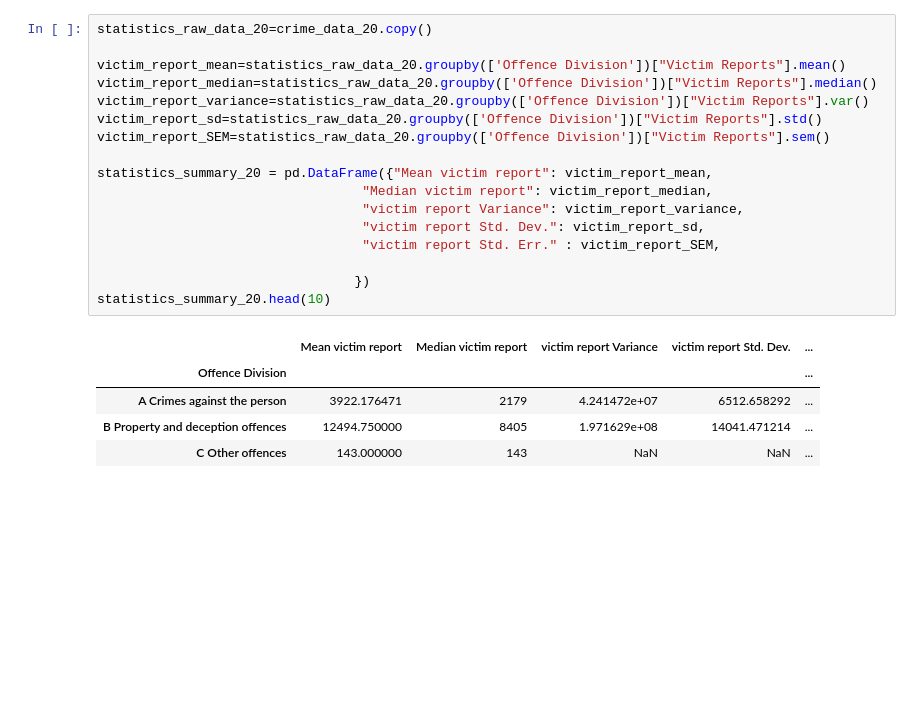
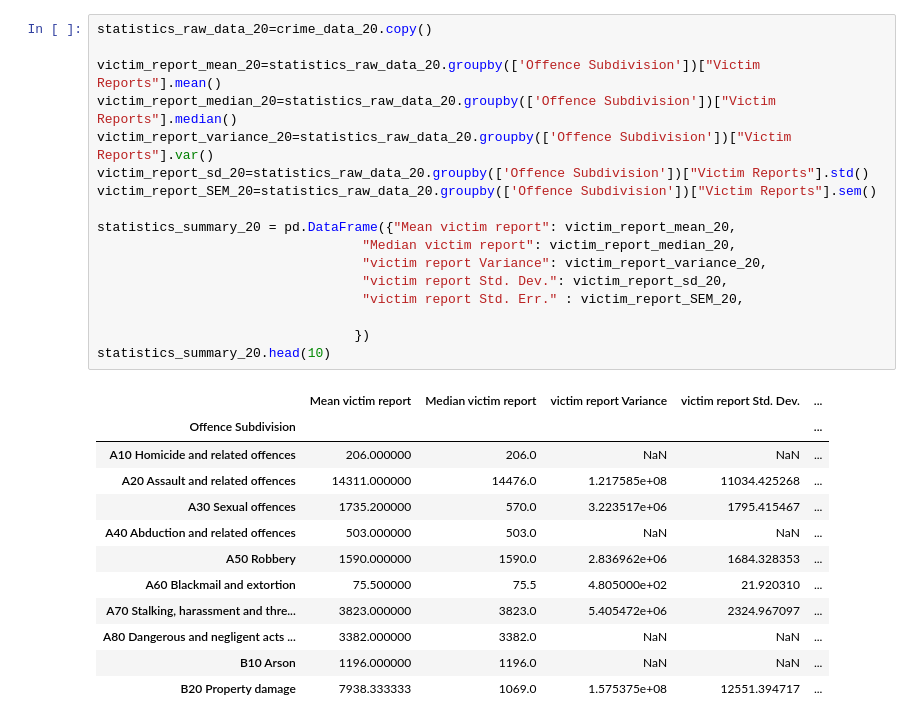
Before and after one commit to LKDSOUZA/Project-1, a Jupyter notebook: Project_1_A.ipynb, the cells around one changed output. Saved outputs shown, nothing was run; the diff lists cells and outputs as text; blank space fills up the shorter version.

```diff
--- a/Project_1_A.ipynb
+++ b/Project_1_A.ipynb
@@ -97,26 +88,33 @@ statistics_summary_21.head(10)
 # %%
 statistics_raw_data_20=crime_data_20.copy()
 
-victim_report_mean=statistics_raw_data_20.groupby(['Offence Division'])["Victim Reports"].mean()
-victim_report_median=statistics_raw_data_20.groupby(['Offence Division'])["Victim Reports"].median()
-victim_report_variance=statistics_raw_data_20.groupby(['Offence Division'])["Victim Reports"].var()
-victim_report_sd=statistics_raw_data_20.groupby(['Offence Division'])["Victim Reports"].std()
-victim_report_SEM=statistics_raw_data_20.groupby(['Offence Division'])["Victim Reports"].sem()
+victim_report_mean_20=statistics_raw_data_20.groupby(['Offence Subdivision'])["Victim Reports"].mean()
+victim_report_median_20=statistics_raw_data_20.groupby(['Offence Subdivision'])["Victim Reports"].median()
+victim_report_variance_20=statistics_raw_data_20.groupby(['Offence Subdivision'])["Victim Reports"].var()
+victim_report_sd_20=statistics_raw_data_20.groupby(['Offence Subdivision'])["Victim Reports"].std()
+victim_report_SEM_20=statistics_raw_data_20.groupby(['Offence Subdivision'])["Victim Reports"].sem()
 
-statistics_summary_20 = pd.DataFrame({"Mean victim report": victim_report_mean,
-                                  "Median victim report": victim_report_median,
-                                  "victim report Variance": victim_report_variance,
-                                  "victim report Std. Dev.": victim_report_sd,
-                                  "victim report Std. Err." : victim_report_SEM,
+statistics_summary_20 = pd.DataFrame({"Mean victim report": victim_report_mean_20,
+                                  "Median victim report": victim_report_median_20,
+                                  "victim report Variance": victim_report_variance_20,
+                                  "victim report Std. Dev.": victim_report_sd_20,
+                                  "victim report Std. Err." : victim_report_SEM_20,
 
                                  })
 statistics_summary_20.head(10)
 # %% [output]
 |  | Mean victim report | Median victim report | victim report Variance | victim report Std. Dev. | ... |
-| Offence Division |  |  |  |  | ... |
-| A Crimes against the person | 3922.176471 | 2179 | 4.241472e+07 | 6512.658292 | ... |
-| B Property and deception offences | 12494.750000 | 8405 | 1.971629e+08 | 14041.471214 | ... |
-| C Other offences | 143.000000 | 143 | NaN | NaN | ... |
+| Offence Subdivision |  |  |  |  | ... |
+| A10 Homicide and related offences | 206.000000 | 206.0 | NaN | NaN | ... |
+| A20 Assault and related offences | 14311.000000 | 14476.0 | 1.217585e+08 | 11034.425268 | ... |
+| A30 Sexual offences | 1735.200000 | 570.0 | 3.223517e+06 | 1795.415467 | ... |
+| A40 Abduction and related offences | 503.000000 | 503.0 | NaN | NaN | ... |
+| A50 Robbery | 1590.000000 | 1590.0 | 2.836962e+06 | 1684.328353 | ... |
+| A60 Blackmail and extortion | 75.500000 | 75.5 | 4.805000e+02 | 21.920310 | ... |
+| A70 Stalking, harassment and thre... | 3823.000000 | 3823.0 | 5.405472e+06 | 2324.967097 | ... |
+| A80 Dangerous and negligent acts ... | 3382.000000 | 3382.0 | NaN | NaN | ... |
+| B10 Arson | 1196.000000 | 1196.0 | NaN | NaN | ... |
+| B20 Property damage | 7938.333333 | 1069.0 | 1.575375e+08 | 12551.394717 | ... |
 # %%
 statistics_raw_data_19=crime_data_19.copy()
 
```
Also changed, not shown: parts of 8 cells of this notebook.
